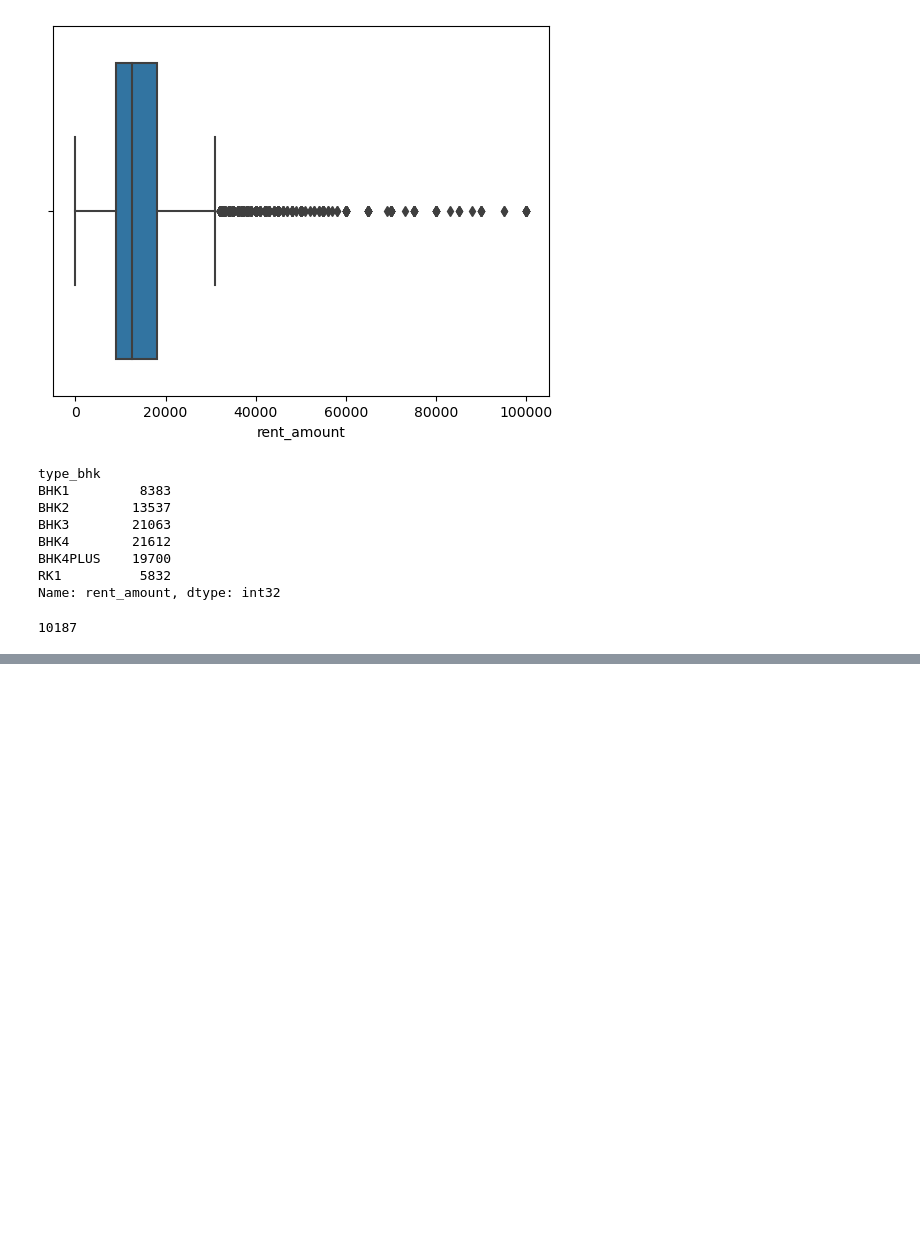
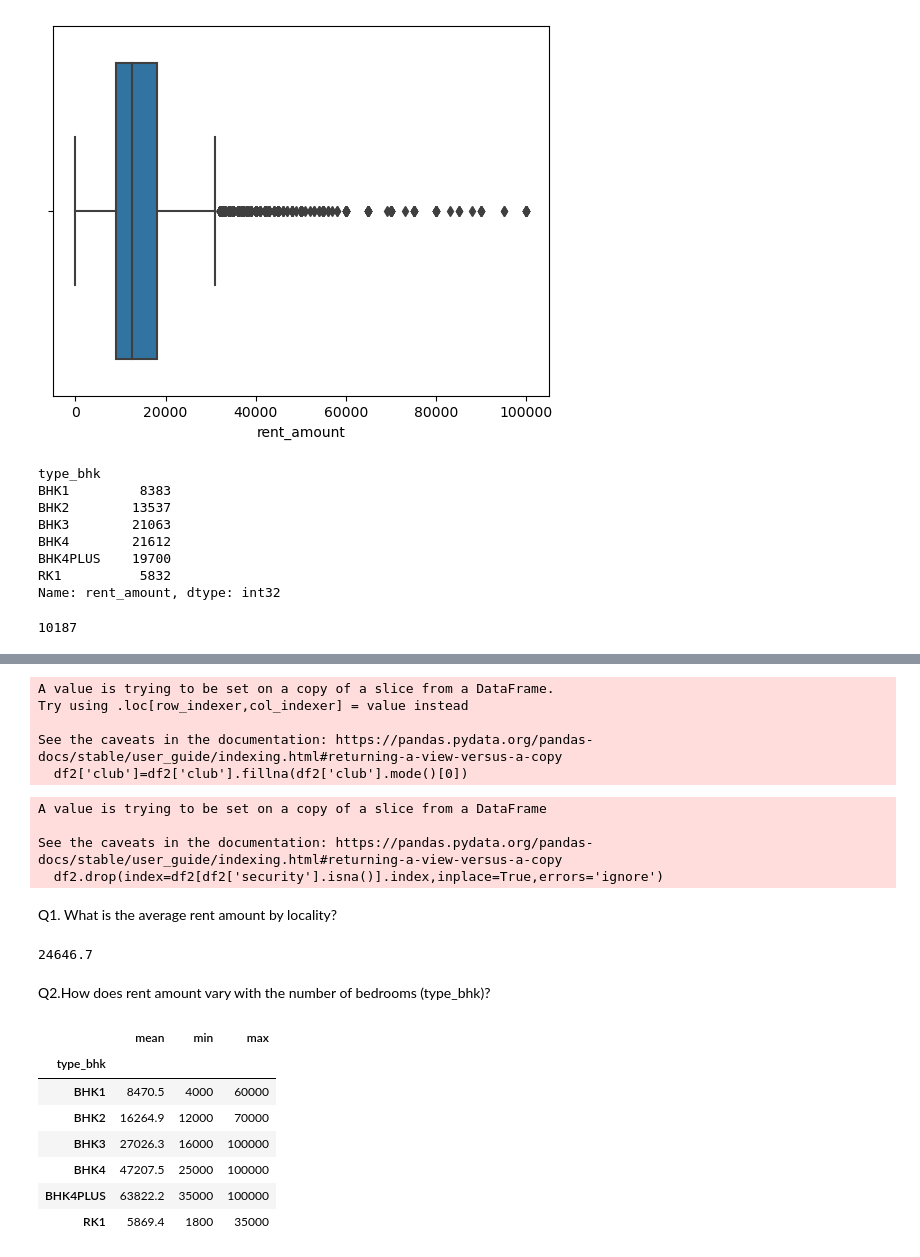
Before and after one commit to Srikant-Pal/No_broker_Analysis, a Jupyter notebook: Nobroker_Analytics.ipynb, the cells around one changed output, grey strips where cells are left out. Drawn from its saved outputs; the diff is of its cells as text; code cells hidden in the pictures; blank space fills up the shorter version.

```diff
--- a/Nobroker_Analytics.ipynb
+++ b/Nobroker_Analytics.ipynb
@@ -268,0 +233,37 @@ Name: rent_amount, Length: 1732, dtype: float64
+# %%
+# filled with mode
+df2['club']=df2['club'].fillna(df2['club'].mode()[0])
+# %% [output]
+A value is trying to be set on a copy of a slice from a DataFrame.
+Try using .loc[row_indexer,col_indexer] = value instead
+
+See the caveats in the documentation: https://pandas.pydata.org/pandas-docs/stable/user_guide/indexing.html#returning-a-view-versus-a-copy
+  df2['club']=df2['club'].fillna(df2['club'].mode()[0])
+# %%
+# deleted nan
+df2[df2['security'].isna()].index
+df2.drop(index=df2[df2['security'].isna()].index,inplace=True,errors='ignore')
+# %% [output]
+A value is trying to be set on a copy of a slice from a DataFrame
+
+See the caveats in the documentation: https://pandas.pydata.org/pandas-docs/stable/user_guide/indexing.html#returning-a-view-versus-a-copy
+  df2.drop(index=df2[df2['security'].isna()].index,inplace=True,errors='ignore')
+# %% [markdown]
+Q1. What is the average rent amount by locality?
+# %%
+df2.groupby('locality')['rent_amount'].mean().loc['Gachibowli'].round(1)
+# %% [output]
+24646.7
+# %% [markdown]
+Q2.How does rent amount vary with the number of bedrooms (type_bhk)?
+# %%
+df2.groupby('type_bhk')['rent_amount'].agg(mean='mean',min='min',max='max').round(1)
+# %% [output]
+|  | mean | min | max |
+| type_bhk |  |  |  |
+| BHK1 | 8470.5 | 4000 | 60000 |
+| BHK2 | 16264.9 | 12000 | 70000 |
+| BHK3 | 27026.3 | 16000 | 100000 |
+| BHK4 | 47207.5 | 25000 | 100000 |
+| BHK4PLUS | 63822.2 | 35000 | 100000 |
+| RK1 | 5869.4 | 1800 | 35000 |
```
Also changed, not shown: parts of 25 cells of this notebook.
